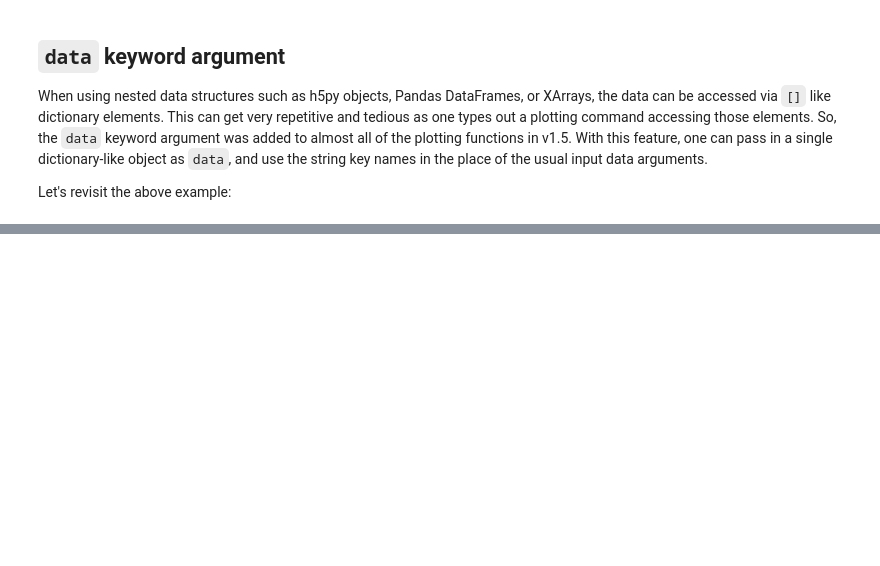
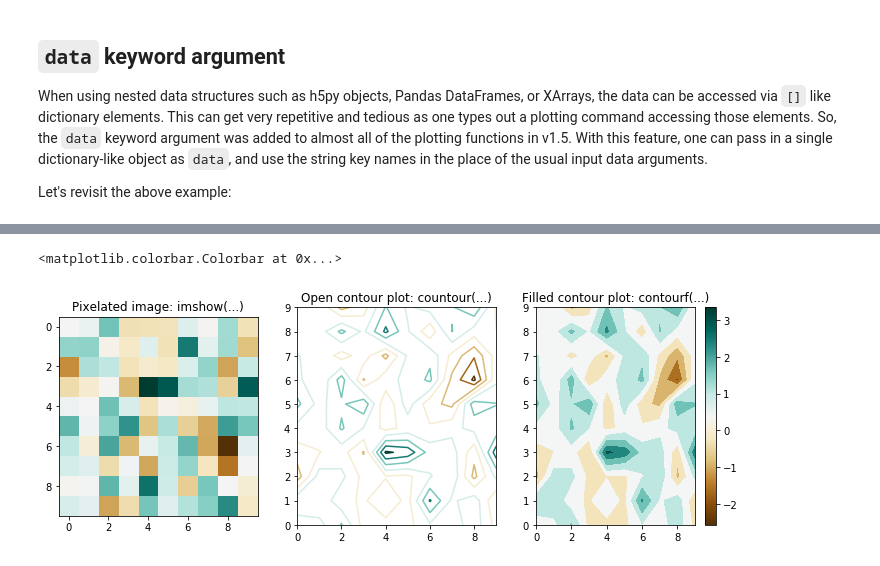
Before and after one commit to adasilva/AnatomyOfMatplotlib, a Jupyter notebook: AnatomyOfMatplotlib-Part3-Plotting_Methods_Overview.ipynb, the cells around one changed output, grey strips where cells are left out. Cells and saved outputs as stored; diff of their text form; code cells hidden in the pictures; blank space fills up the shorter version.

```diff
--- a/AnatomyOfMatplotlib-Part3-Plotting_Methods_Overview.ipynb
+++ b/AnatomyOfMatplotlib-Part3-Plotting_Methods_Overview.ipynb
@@ -185,0 +146,17 @@ Let's add a colorbar to the figure to display what colors correspond to values o
+# %%
+data = np.random.randn(10, 10) + 0.5
+
+fig, ax = plt.subplots(nrows=1, ncols=3, figsize=plt.figaspect(0.33))
+im = ax[0].imshow(data, cmap="BrBG")
+ax[0].set_title("Pixelated image: imshow(...)")
+
+im2 = ax[1].contour(data, cmap="BrBG")
+ax[1].set_title('Open contour plot: countour(...)')
+
+im3 = ax[2].contourf(data, cmap="BrBG")
+ax[2].set_title('Filled contour plot: contourf(...)')
+
+fig.colorbar(im)
+# %% [output]
+<matplotlib.colorbar.Colorbar at 0x...>
+[figure, added]
```
Also changed, not shown: parts of 38 cells of this notebook, 3 other files.
